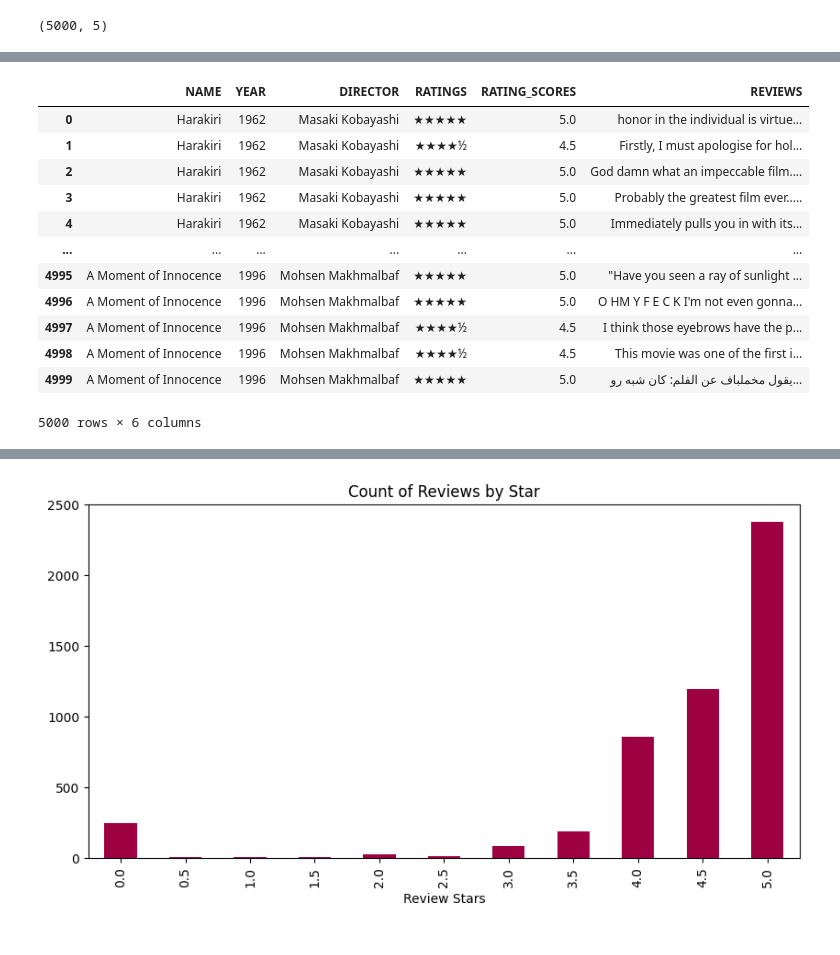
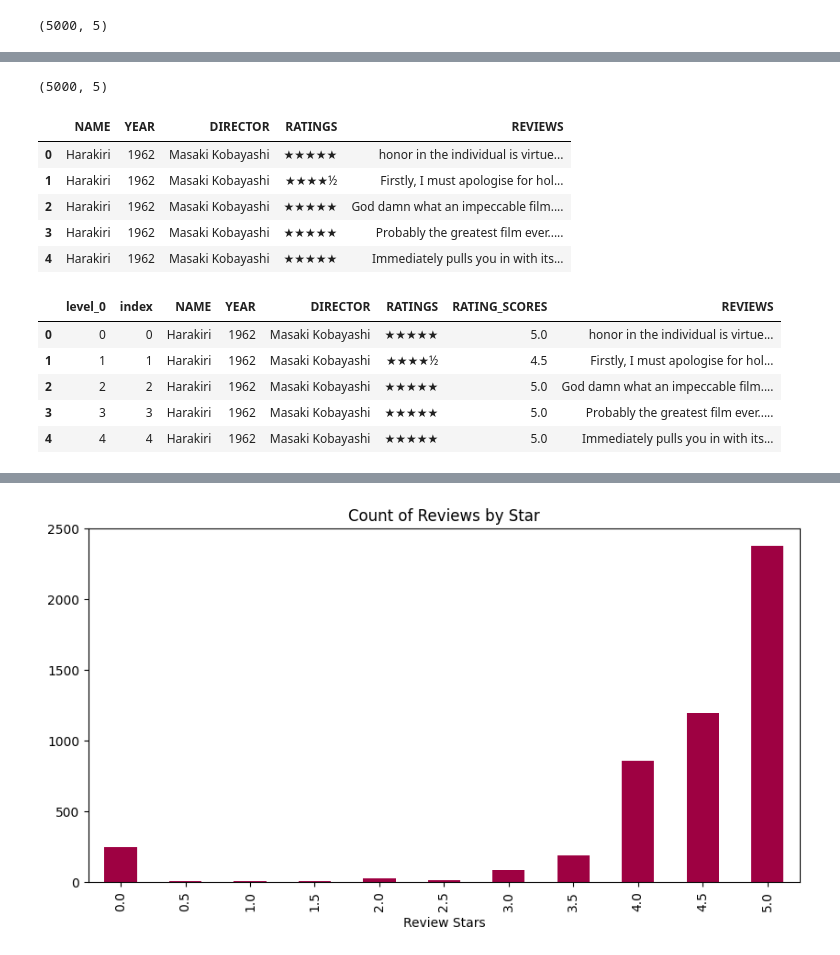
Before and after one commit to anycarolinys/projeto_NLP, a Jupyter notebook: NLP.ipynb, the cells around one changed output, grey strips where cells are left out. Cells and saved outputs as stored; diff of their text form; code cells hidden in the pictures.

```diff
--- a/NLP.ipynb
+++ b/NLP.ipynb
@@ -100,0 +87,5 @@ reviews_df.head()
+# %%
+reviews_250_df_final.shape
+# Não existiam valores nulos, dimensão continua a mesma
+# %% [output]
+(5000, 5)
@@ -101,2 +95,12 @@ reviews_df.head()
+# %%
+# Imprimindo as primeiras 5 linhas
+reviews_df.head(5)
+# %% [output]
+|  | NAME | YEAR | DIRECTOR | RATINGS | REVIEWS |
+| 0 | Harakiri | 1962 | Masaki Kobayashi | ★★★★★ | honor in the individual is virtue... |
+| 1 | Harakiri | 1962 | Masaki Kobayashi | ★★★★½ | Firstly, I must apologise for hol... |
+| 2 | Harakiri | 1962 | Masaki Kobayashi | ★★★★★ | God damn what an impeccable film.... |
+| 3 | Harakiri | 1962 | Masaki Kobayashi | ★★★★★ | Probably the greatest film ever..... |
+| 4 | Harakiri | 1962 | Masaki Kobayashi | ★★★★★ | Immediately pulls you in with its... |
 # %%
 # Criando uma coluna update transformando a quantidade de estrelas em números
@@ -104,21 +108,15 @@ reviews_df.head()
 reviews_df['RATING_SCORES'] = reviews_df['RATINGS'].apply(lambda rating: rating.count('★') + (0.5 * rating.count('½')))
 reviews_df.insert(4, 'RATING_SCORES', reviews_df.pop('RATING_SCORES'))
-# %%
-reviews_df
-# %% [output]
-|  | NAME | YEAR | DIRECTOR | RATINGS | RATING_SCORES | REVIEWS |
-| 0 | Harakiri | 1962 | Masaki Kobayashi | ★★★★★ | 5.0 | honor in the individual is virtue... |
-| 1 | Harakiri | 1962 | Masaki Kobayashi | ★★★★½ | 4.5 | Firstly, I must apologise for hol... |
-| 2 | Harakiri | 1962 | Masaki Kobayashi | ★★★★★ | 5.0 | God damn what an impeccable film.... |
-| 3 | Harakiri | 1962 | Masaki Kobayashi | ★★★★★ | 5.0 | Probably the greatest film ever..... |
-| 4 | Harakiri | 1962 | Masaki Kobayashi | ★★★★★ | 5.0 | Immediately pulls you in with its... |
-| ... | ... | ... | ... | ... | ... | ... |
-| 4995 | A Moment of Innocence | 1996 | Mohsen Makhmalbaf | ★★★★★ | 5.0 | "Have you seen a ray of sunlight ... |
-| 4996 | A Moment of Innocence | 1996 | Mohsen Makhmalbaf | ★★★★★ | 5.0 | O HM Y F E C K I'm not even gonna... |
-| 4997 | A Moment of Innocence | 1996 | Mohsen Makhmalbaf | ★★★★½ | 4.5 | I think those eyebrows have the p... |
-| 4998 | A Moment of Innocence | 1996 | Mohsen Makhmalbaf | ★★★★½ | 4.5 | This movie was one of the first i... |
-| 4999 | A Moment of Innocence | 1996 | Mohsen Makhmalbaf | ★★★★★ | 5.0 | يقول مخملباف عن الفلم: كان شبه رو... |
-5000 rows × 6 columns
+# %%
+# Imprimindo as primeiras 5 linhas
+reviews_df.head(5)
+# %% [output]
+|  | level_0 | index | NAME | YEAR | DIRECTOR | RATINGS | RATING_SCORES | REVIEWS |
+| 0 | 0 | 0 | Harakiri | 1962 | Masaki Kobayashi | ★★★★★ | 5.0 | honor in the individual is virtue... |
+| 1 | 1 | 1 | Harakiri | 1962 | Masaki Kobayashi | ★★★★½ | 4.5 | Firstly, I must apologise for hol... |
+| 2 | 2 | 2 | Harakiri | 1962 | Masaki Kobayashi | ★★★★★ | 5.0 | God damn what an impeccable film.... |
+| 3 | 3 | 3 | Harakiri | 1962 | Masaki Kobayashi | ★★★★★ | 5.0 | Probably the greatest film ever..... |
+| 4 | 4 | 4 | Harakiri | 1962 | Masaki Kobayashi | ★★★★★ | 5.0 | Immediately pulls you in with its... |
 # %% [markdown]
 <!-- ### **Análise de Sentimentos**
 VADER (_Valence Aware Dictionary for Sentiment Reasoning_, Dicionário com Reconhecimento de Valência para Raciocínio de Sentimento) é um modelo usado para análise de sentimento de texto que é sensível à polaridade (positiva/negativa) e à intensidade (força) da emoção. Está disponível no pacote NLTK (_Natural Language Toolkit_) e pode ser aplicado diretamente a dados de texto não rotulados.
```
Also changed, not shown: parts of 13 cells of this notebook.
